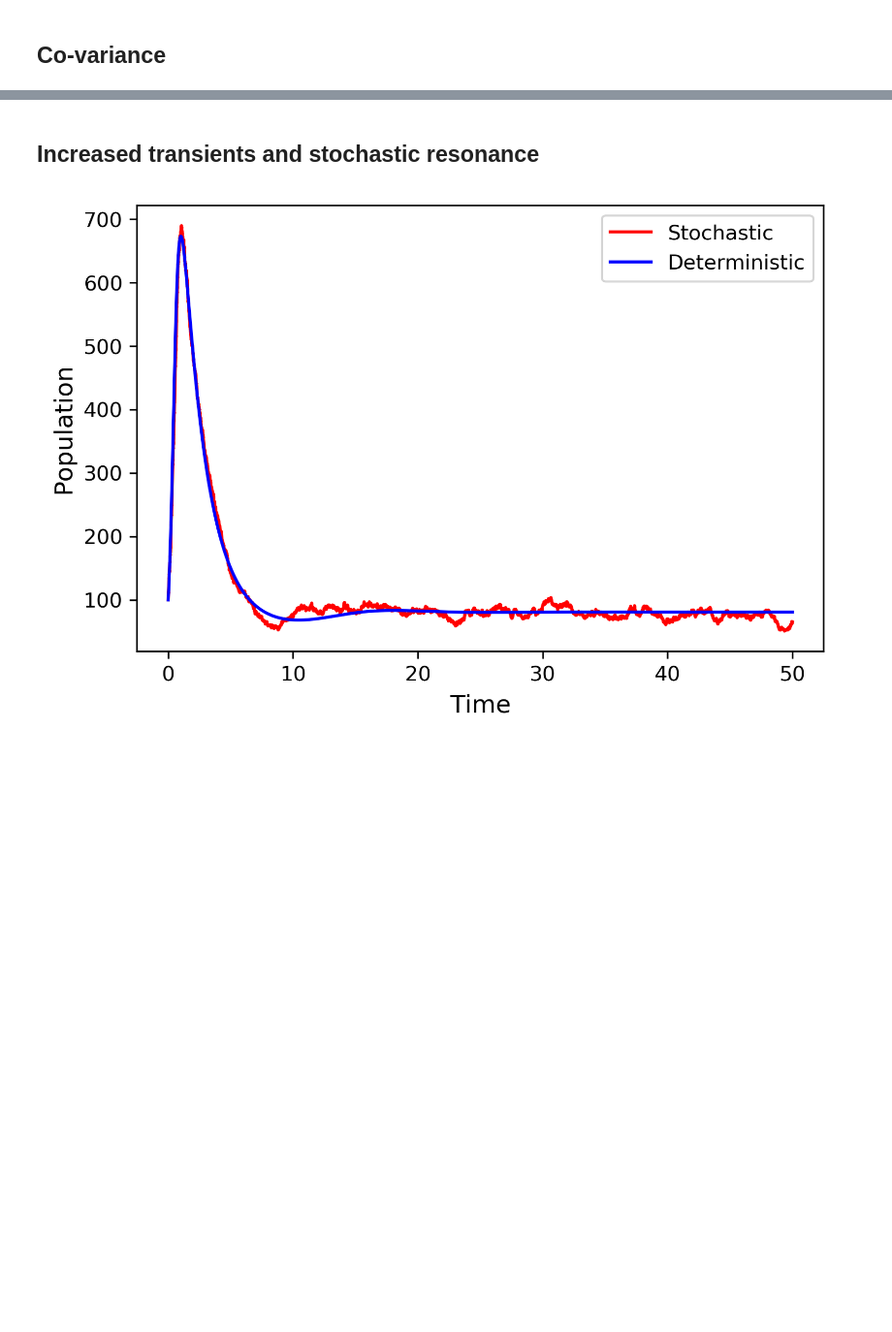
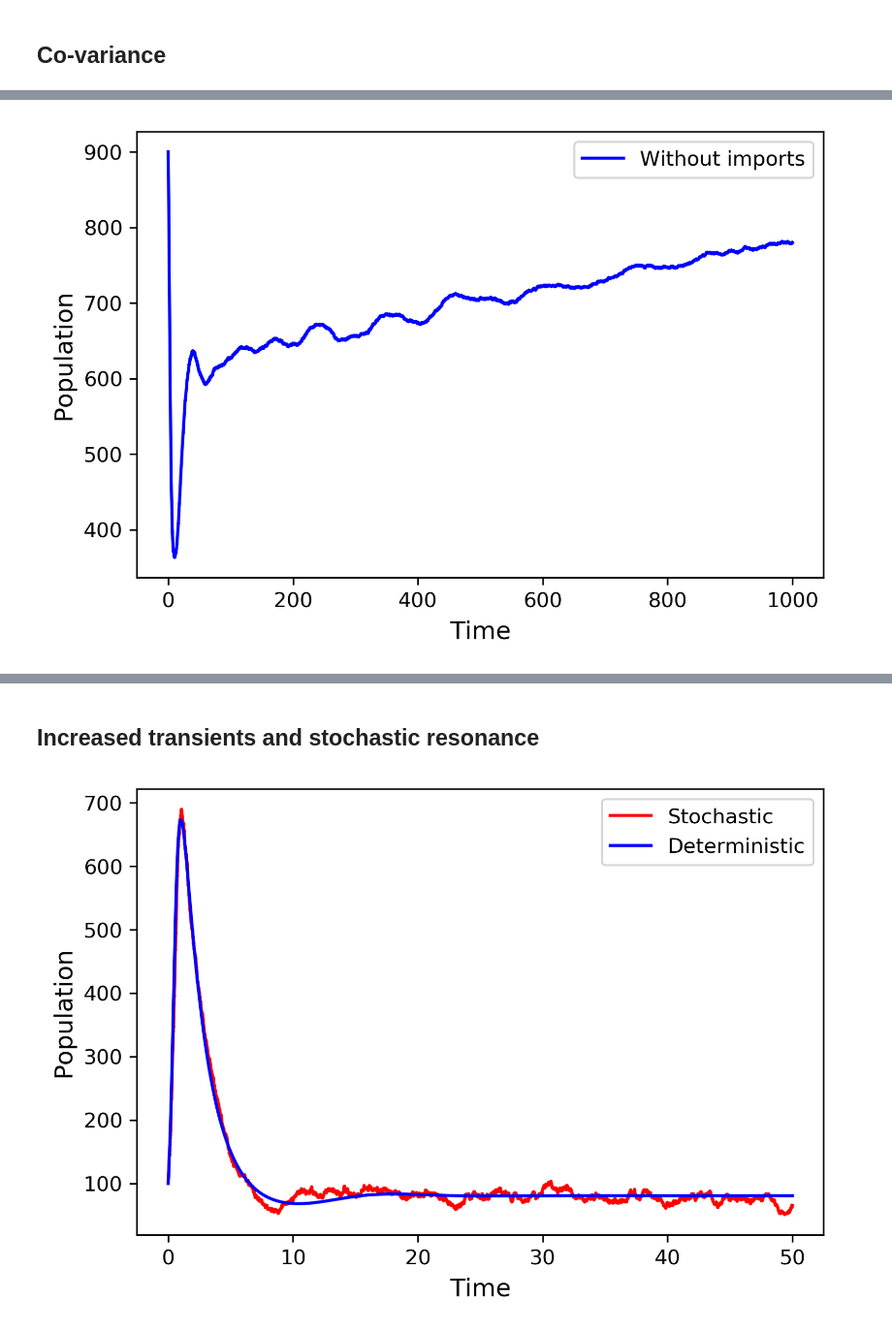
Before and after one commit to sannedonker/ICS_Assignment2, a Jupyter notebook: S_A_M_Donker_10780416_H_M_OudeNijhuis_12942936_Assignment2.ipynb, the cells around one changed output, grey strips where cells are left out. Shown at 97% size. Cells and saved outputs as stored; diff of their text form; code cells hidden in the pictures; blank space fills up the shorter version.

```diff
--- a/S_A_M_Donker_10780416_H_M_OudeNijhuis_12942936_Assignment2.ipynb
+++ b/S_A_M_Donker_10780416_H_M_OudeNijhuis_12942936_Assignment2.ipynb
@@ -668,0 +299,99 @@ variability2(100, y0, t, beta, gamma)
+# %%
+# imports and extinction over 100 runs
+
+def variability2(runs, initial_values, t, beta, gamma):
+    """
+    Plots the mean, max, and min value over runs number of runs of X, Y, Z
+    For constant population, if pop not constant uncomment the N_list lines
+    """
+
+    # make a list with runs list of X, Y, Z and N
+    X_list = []
+    Y_list = []
+    Z_list = []
+    N_list = []
+    X2_list = []
+    Y2_list = []
+    Z2_list = []
+    N2_list = []
+    time_list = []
+    length_list = []
+
+    for i in range(runs):
+        outcome = sir_event_demo(initial_values, t, beta, gamma)
+        outcome2 = sir_event_demo_imports(initial_values, t, beta, gamma)
+
+        X_list.append(outcome[0])
+        Y_list.append(outcome[1])
+        Z_list.append(outcome[2])
+        N_list.append(outcome[3])
+        X2_list.append(outcome2[0])
+        Y2_list.append(outcome2[1])
+        Z2_list.append(outcome2[2])
+        N2_list.append(outcome2[3])
+        time_list.append(outcome[4])
+        length_list.append(len(outcome[0]))
+
+    outcomes = [X_list, Y_list, Z_list]
+    outcomes2 = [X2_list, Y2_list, Z2_list]
+    names = ["Susceptibles.png", "Infecteds.png", "Recovereds.png"]
+
+    # get shortest length
+    minimum_length = min(length_list)
+    index_t = length_list.index(minimum_length)
+
+    # plot for every class
+    for k in range(len(outcomes)):
+
+        # save mean, max and min per timestep
+        mean_list = []
+        mean2_list = []
+        for i in range(minimum_length):
+            timestep = []
+            timestep2 = []
+            for j in range(runs):
+                timestep.append(outcomes[k][j][i])
+                timestep2.append(outcomes2[k][j][i])
+            mean_list.append(np.mean(timestep))
+            mean2_list.append(np.mean(timestep2))
+
+        # plot mean, max and min
+        mean_line = plt.plot(time_list[index_t], mean_list, 'b', label="Without imports")
+        #mean2_line = plt.plot(time_list[index_t], mean2_list, 'r', label="With imports")
+
+
+        plt.xlabel("Time", fontsize=12)
+        plt.ylabel("Population", fontsize=12)
+        #plt.ylim(0, 200)
+        plt.legend()
+        plt.show()
+
+
+
+    # blue = mpatches.Patch(color="b", label="Mean")
+    # red = mpatches.Patch(color="r", label="Max")
+    # green = mpatches.Patch(color="g", label="Min")
+    # plt.legend(handles=[blue, red, green])
+
+
+# Parameters
+N0 = 1000
+Y0 = 100
+Z0 = 0
+X0 = N0 - Y0 - Z0
+y0 = X0, Y0, Z0, N0
+y_det0 = [X0/N0,Y0/N0,Z0,N0/N0]
+
+t = 1000
+t_det = np.linspace(0,t,1000)
+beta = 1
+gamma = 1 / 2
+mu = 5e-2
+# rho = 0.3
+delta = 0.01
+epsilon = 0.001
+
+
+#Generate solutions
+variability2(100, y0, t, beta, gamma)
+# %% [output]
@@ -668,0 +415 @@ variability2(100, y0, t, beta, gamma)
+[figure, added]
```
Also changed, not shown: parts of 17 cells of this notebook.
